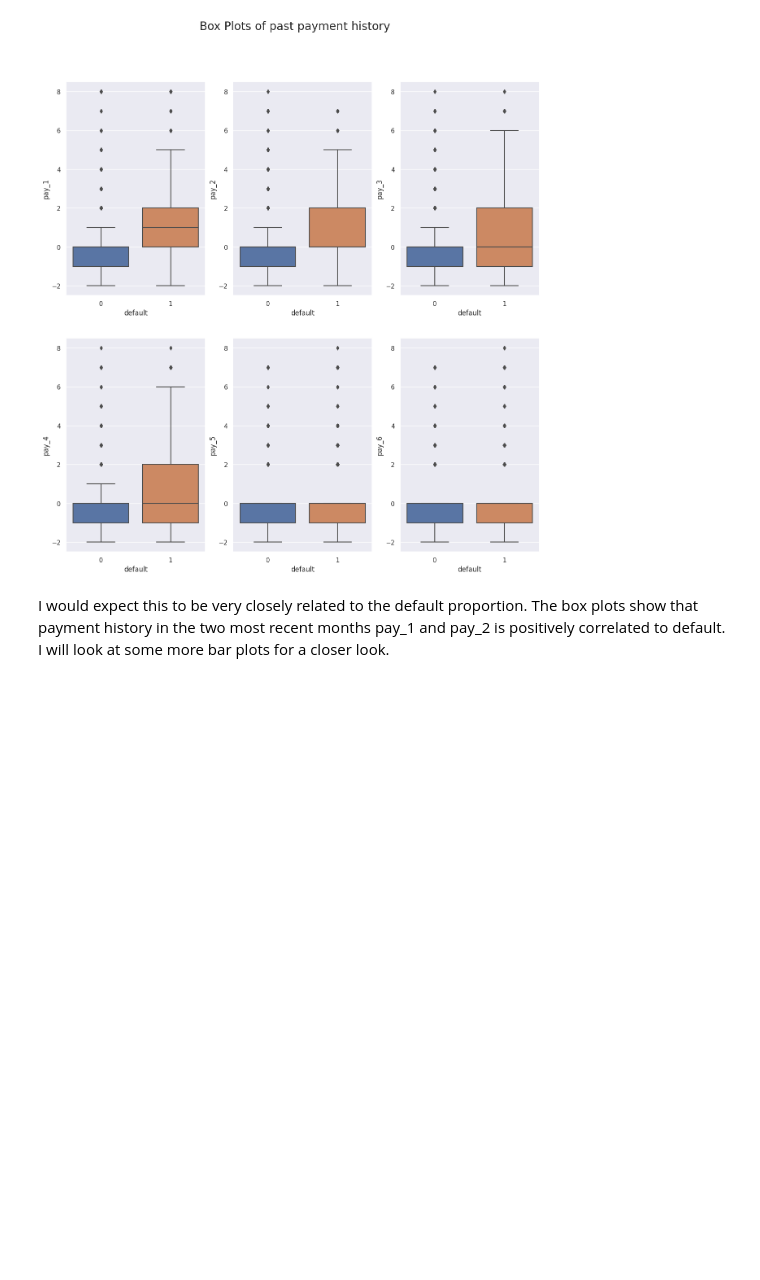
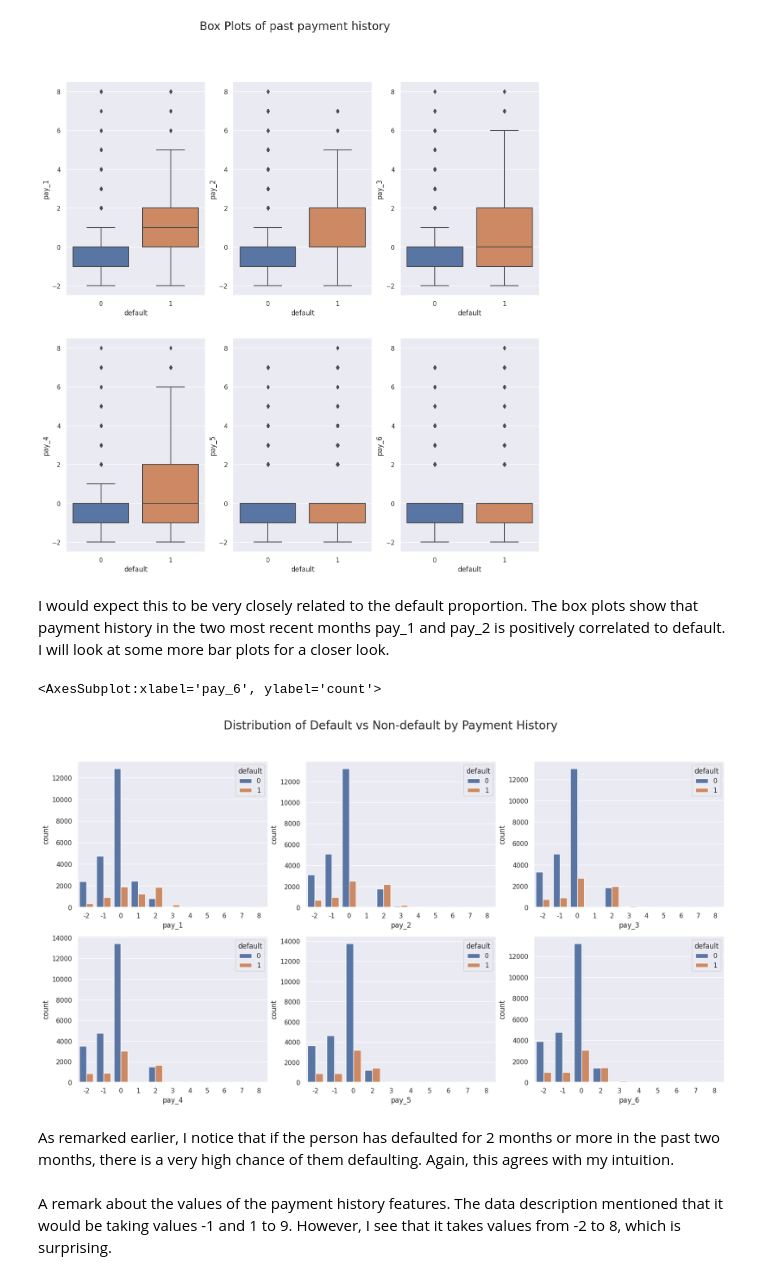
Before and after one commit to vishalsingh17/CreditCardDefaulterPrediction, a Jupyter notebook: notebook/EDA.ipynb, the cells around one changed output. Drawn from its saved outputs; the diff is of its cells as text; code cells hidden in the pictures; blank space fills up the shorter version.

```diff
--- a/notebook/EDA.ipynb
+++ b/notebook/EDA.ipynb
@@ -401,3 +401,21 @@ plt.show()
 [figure]
 # %% [markdown]
 I would expect this to be very closely related to the default proportion. The box plots show that payment history in the two most recent months pay_1 and pay_2 is positively correlated to default. I will look at some more bar plots for a closer look.
+# %%
+pay_hist = cc_df[['pay_1', 'pay_2', 'pay_3', 'pay_4', 'pay_5', 'pay_6', 'default']]
+
+f, axes = plt.subplots(2, 3, figsize=(20, 10), facecolor='white')
+f.suptitle('Distribution of Default vs Non-default by Payment History', size=20)
+sns.countplot(x='pay_1', hue="default", data=pay_hist, ax=axes[0,0])
+sns.countplot(x="pay_2", hue="default", data=pay_hist, ax=axes[0,1])
+sns.countplot(x="pay_3", hue="default", data=pay_hist, ax=axes[0,2])
+sns.countplot(x="pay_4", hue="default", data=pay_hist, ax=axes[1,0])
+sns.countplot(x="pay_5", hue="default", data=pay_hist, ax=axes[1,1])
+sns.countplot(x="pay_6", hue="default", data=pay_hist, ax=axes[1,2])
+# %% [output]
+<AxesSubplot:xlabel='pay_6', ylabel='count'>
+[figure, added]
+# %% [markdown]
+As remarked earlier, I notice that if the person has defaulted for 2 months or more in the past two months, there is a very high chance of them defaulting. Again, this agrees with my intuition.
+# %% [markdown]
+A remark about the values of the payment history features. The data description mentioned that it would be taking values -1 and 1 to 9. However, I see that it takes values from -2 to 8, which is surprising.
```
Also changed, not shown: parts of 21 cells of this notebook, 1 other file.
